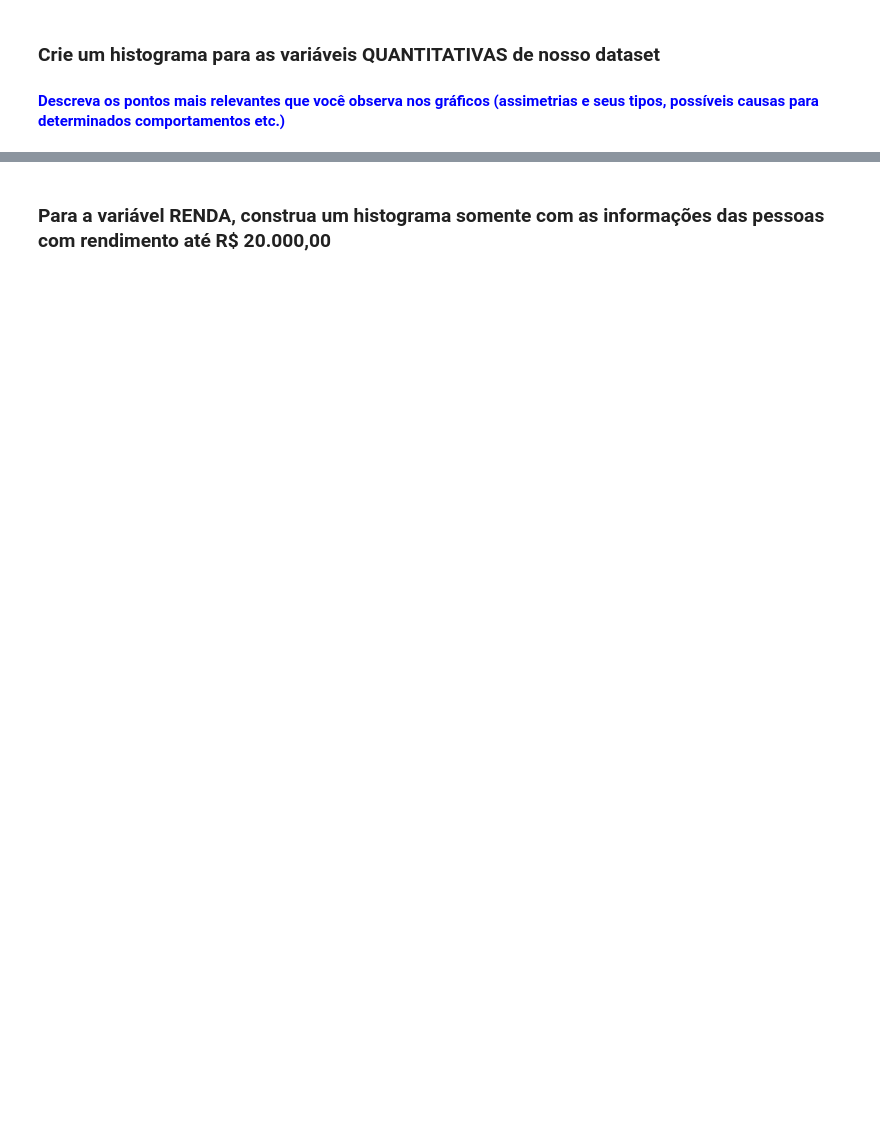
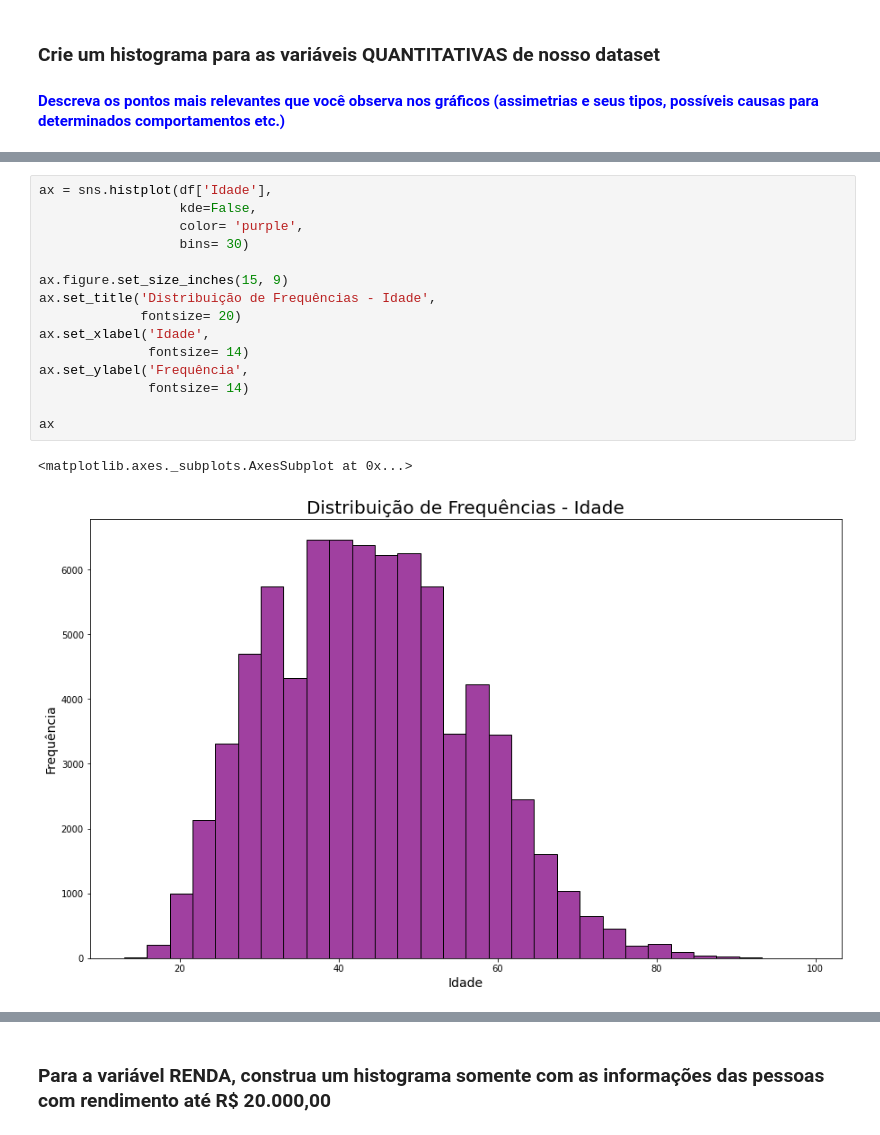
Before and after one commit to albertomendess/Estudos, a Jupyter notebook: Análise_Descritiva.ipynb, the cells around one changed output, grey strips where cells are left out. Cells and saved outputs as stored; diff of their text form; blank space fills up the shorter version.

```diff
--- a/Análise_Descritiva.ipynb
+++ b/Análise_Descritiva.ipynb
@@ -196,0 +329,18 @@ Escreva suas conclusões aqui...
+# %%
+ax = sns.histplot(df['Idade'],
+                  kde=False,
+                  color= 'purple',
+                  bins= 30)
+
+ax.figure.set_size_inches(15, 9)
+ax.set_title('Distribuição de Frequências - Idade',
+             fontsize= 20)
+ax.set_xlabel('Idade',
+              fontsize= 14)
+ax.set_ylabel('Frequência',
+              fontsize= 14)
+
+ax
+# %% [output]
+<matplotlib.axes._subplots.AxesSubplot at 0x...>
+[figure, added]
```
Also changed, not shown: parts of 21 cells of this notebook.
